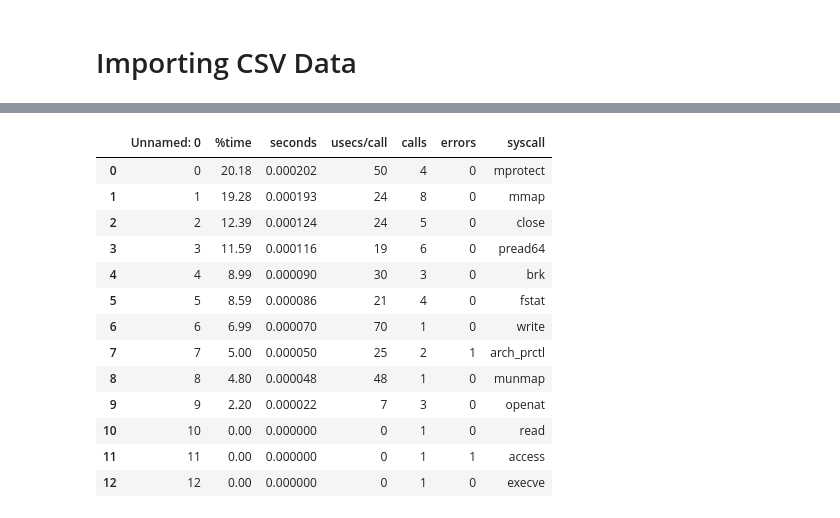
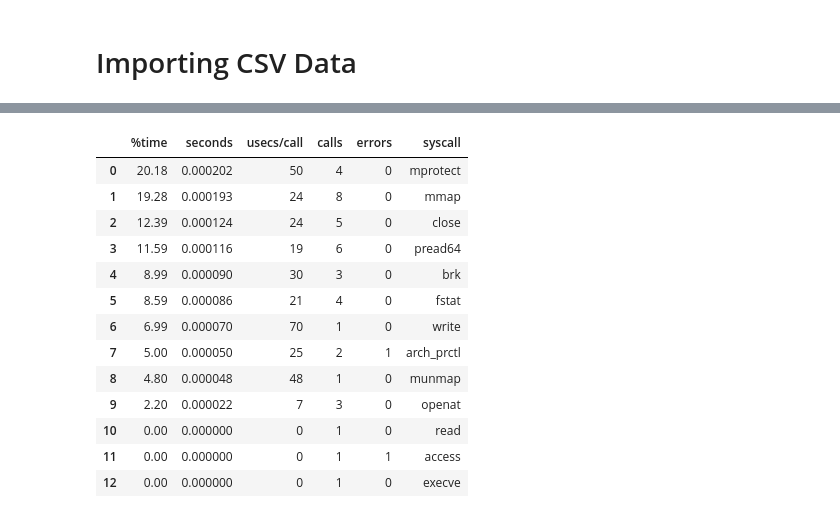
Before and after one commit to RIT3shSapata/CCBD_Assignment, a Jupyter notebook: Analysis/Analysis.ipynb, the cells around one changed output, grey strips where cells are left out. Saved outputs shown, nothing was run; the diff lists cells and outputs as text; code cells hidden in the pictures.

```diff
--- a/Analysis/Analysis.ipynb
+++ b/Analysis/Analysis.ipynb
@@ -45,21 +47,22 @@ cat
 # %%
 echo = pd.read_csv(r"C:\Users\suhas\Documents\College Projects\CCBD_Assignment\Parsed\echo.csv")
-# %%
-echo
-# %% [output]
-|  | Unnamed: 0 | %time | seconds | usecs/call | calls | errors | syscall |
-| 0 | 0 | 20.18 | 0.000202 | 50 | 4 | 0 | mprotect |
-| 1 | 1 | 19.28 | 0.000193 | 24 | 8 | 0 | mmap |
-| 2 | 2 | 12.39 | 0.000124 | 24 | 5 | 0 | close |
-| 3 | 3 | 11.59 | 0.000116 | 19 | 6 | 0 | pread64 |
-| 4 | 4 | 8.99 | 0.000090 | 30 | 3 | 0 | brk |
-| 5 | 5 | 8.59 | 0.000086 | 21 | 4 | 0 | fstat |
-| 6 | 6 | 6.99 | 0.000070 | 70 | 1 | 0 | write |
-| 7 | 7 | 5.00 | 0.000050 | 25 | 2 | 1 | arch_prctl |
-| 8 | 8 | 4.80 | 0.000048 | 48 | 1 | 0 | munmap |
-| 9 | 9 | 2.20 | 0.000022 | 7 | 3 | 0 | openat |
-| 10 | 10 | 0.00 | 0.000000 | 0 | 1 | 0 | read |
-| 11 | 11 | 0.00 | 0.000000 | 0 | 1 | 1 | access |
-| 12 | 12 | 0.00 | 0.000000 | 0 | 1 | 0 | execve |
+# %%
+echo = echo.drop(columns=["Unnamed: 0"])
+echo
+# %% [output]
+|  | %time | seconds | usecs/call | calls | errors | syscall |
+| 0 | 20.18 | 0.000202 | 50 | 4 | 0 | mprotect |
+| 1 | 19.28 | 0.000193 | 24 | 8 | 0 | mmap |
+| 2 | 12.39 | 0.000124 | 24 | 5 | 0 | close |
+| 3 | 11.59 | 0.000116 | 19 | 6 | 0 | pread64 |
+| 4 | 8.99 | 0.000090 | 30 | 3 | 0 | brk |
+| 5 | 8.59 | 0.000086 | 21 | 4 | 0 | fstat |
+| 6 | 6.99 | 0.000070 | 70 | 1 | 0 | write |
+| 7 | 5.00 | 0.000050 | 25 | 2 | 1 | arch_prctl |
+| 8 | 4.80 | 0.000048 | 48 | 1 | 0 | munmap |
+| 9 | 2.20 | 0.000022 | 7 | 3 | 0 | openat |
+| 10 | 0.00 | 0.000000 | 0 | 1 | 0 | read |
+| 11 | 0.00 | 0.000000 | 0 | 1 | 1 | access |
+| 12 | 0.00 | 0.000000 | 0 | 1 | 0 | execve |
 # %%
 ls = pd.read_csv(r"C:\Users\suhas\Documents\College Projects\CCBD_Assignment\Parsed\ls.csv")
```
Also changed, not shown: parts of 15 cells of this notebook.
